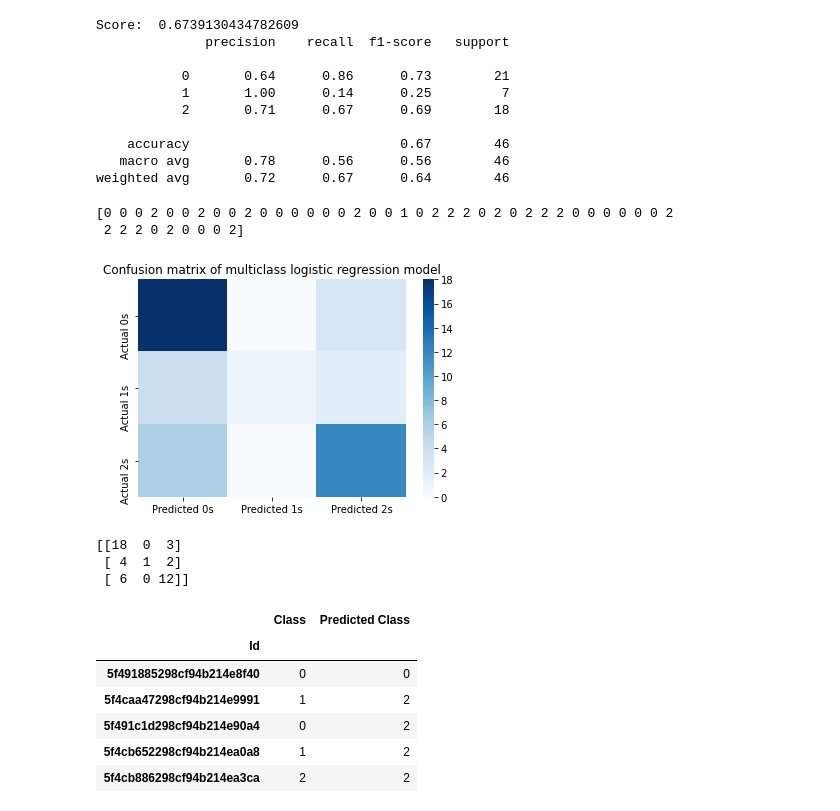
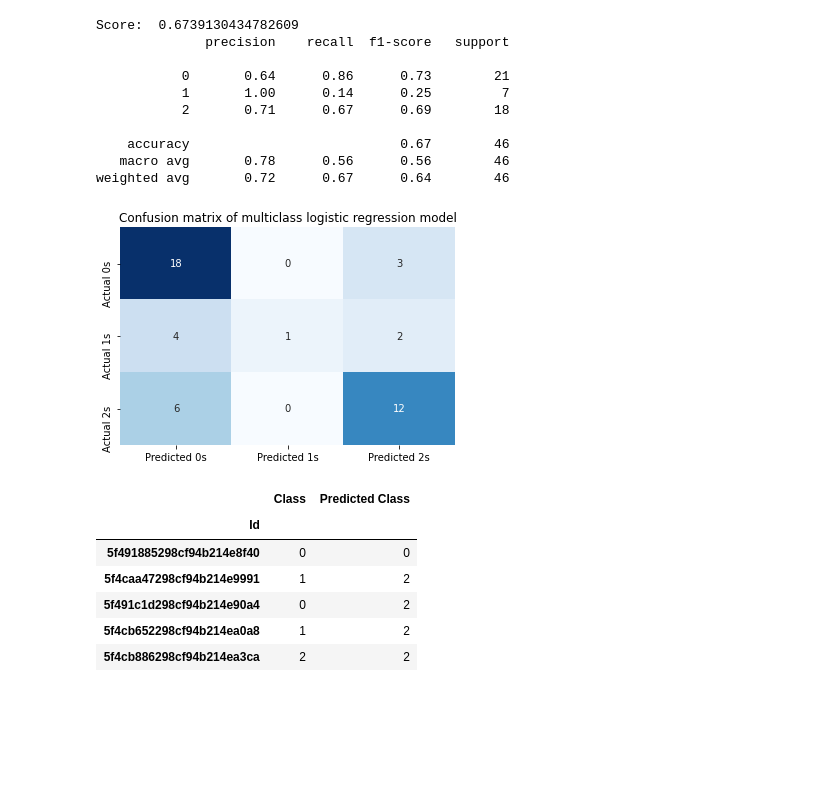
Before and after one commit to klarabau/portfolio-ads, a Jupyter notebook: notebooks/Multiclass logistic regression.ipynb, the cells around one changed output. Drawn from its saved outputs; the diff is of its cells as text; code cells hidden in the pictures; blank space fills up the shorter version.

```diff
--- a/notebooks/Multiclass logistic regression.ipynb
+++ b/notebooks/Multiclass logistic regression.ipynb
@@ -151,21 +151,14 @@ weighted avg       0.72      0.67      0.64        46
 # %%
 # Confusion matrix
 
 x_ticks_labels = ['Predicted 0s', 'Predicted 1s', 'Predicted 2s']
 y_ticks_labels = ['Actual 0s', 'Actual 1s', 'Actual 2s']
-sns.heatmap(conf_m, xticklabels=x_ticks_labels, yticklabels=y_ticks_labels, cmap='Blues')
+sns.heatmap(conf_m, xticklabels=x_ticks_labels, yticklabels=y_ticks_labels, cmap='Blues', annot=True, cbar=False)
 
-print(y_pred)
 plt.title('Confusion matrix of multiclass logistic regression model')
 plt.show()
-print(conf_m)
 # %% [output]
-[0 0 0 2 0 0 2 0 0 2 0 0 0 0 0 0 2 0 0 1 0 2 2 2 0 2 0 2 2 2 0 0 0 0 0 0 2
- 2 2 2 0 2 0 0 0 2]
-[figure, old version]
+[figure, new version]
-[[18  0  3]
- [ 4  1  2]
- [ 6  0 12]]
 # %%
 # Compare predicted labels and correct labels in test set
 x_test = scaler.transform(x_test)
```
Also changed, not shown: 4 other files.
